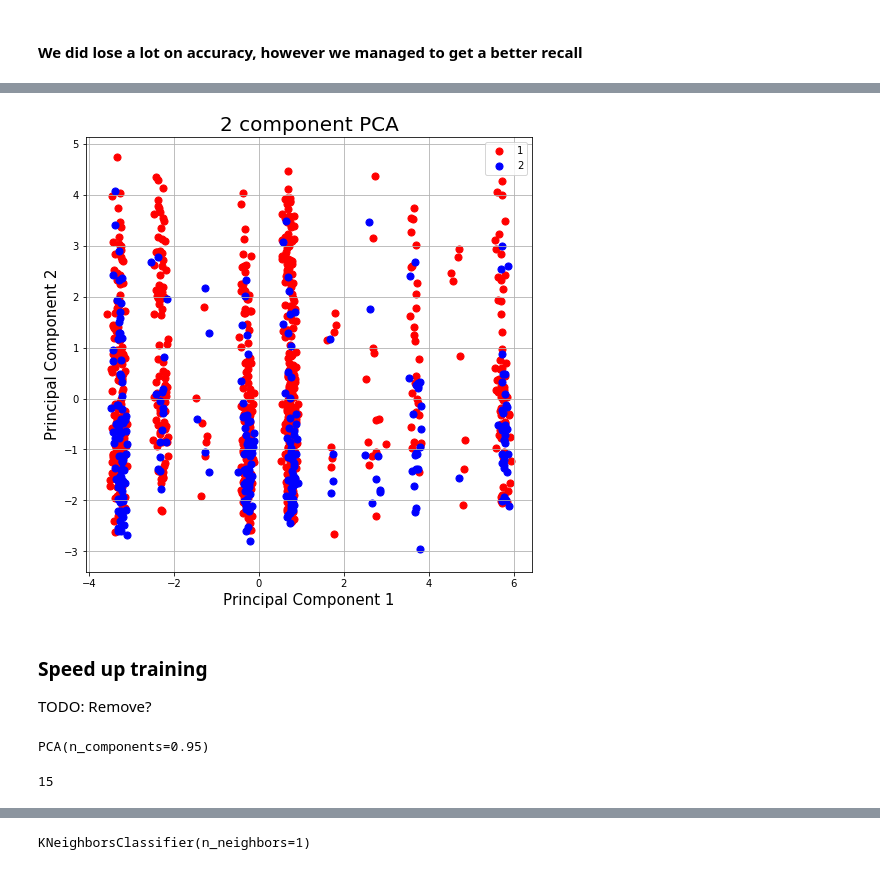
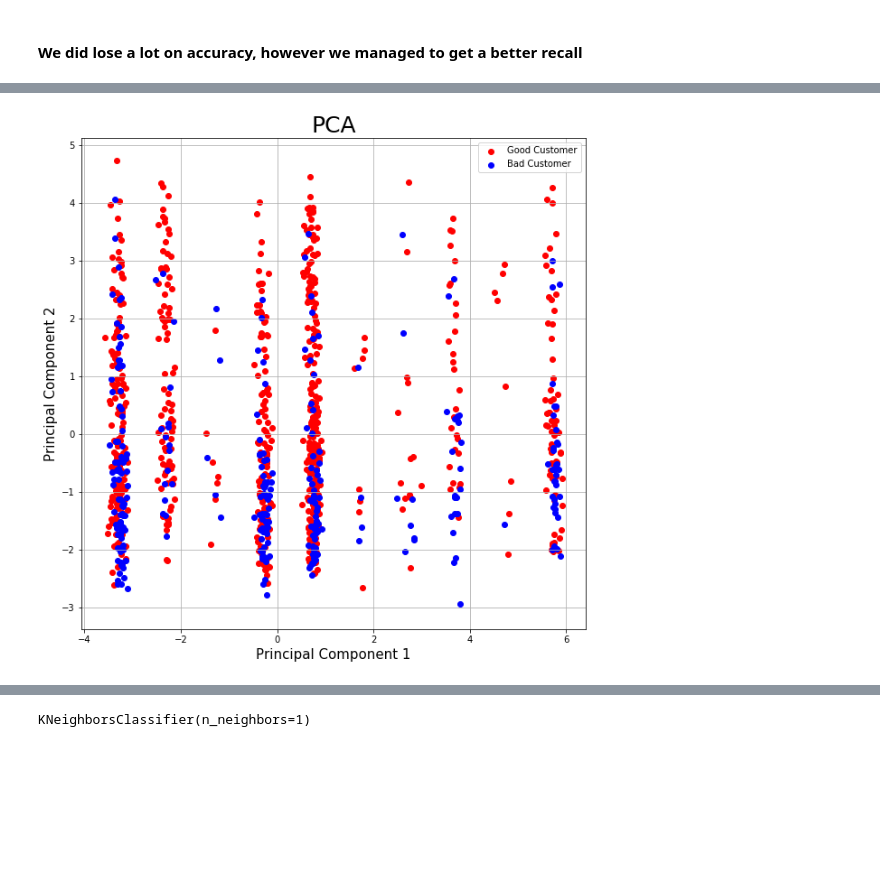
Before and after one commit to kevinhartyanyi/introduction-to-data-science, a Jupyter notebook: assignment/Assignment.ipynb, the cells around one changed output, grey strips where cells are left out. Drawn from its saved outputs; the diff is of its cells as text; code cells hidden in the pictures; blank space fills up the shorter version.

```diff
--- a/assignment/Assignment.ipynb
+++ b/assignment/Assignment.ipynb
@@ -313,4 +315,8 @@ TODO: remove?
 from sklearn.decomposition import PCA
 # %%
 pca = PCA(n_components=2)
-reduced = pca.fit_transform(X)
+X_pca = pca.fit_transform(X)
+
+pca.fit(X_train)
+X_train_pca = pca.transform(X_train)
+X_test_pca = pca.transform(X_test)
@@ -319,4 +323,4 @@ reduced = pca.fit_transform(X)
 # %%
-principalDf = pd.DataFrame(reduced, columns = ['principal component 1', 'principal component 2'])
-finalDf = pd.concat([principalDf, y], axis = 1)
-finalDf.head()
+df_principal = pd.DataFrame(X_pca, columns = ['princ comp 1', 'princ comp 2'])
+df_principal = pd.concat([df_principal, y], axis = 1)
+df_principal.head()
@@ -323,21 +334,16 @@ finalDf.head()
 # %%
-fig = plt.figure(figsize = (8,8))
+fig = plt.figure(figsize = (10,10))
 ax = fig.add_subplot(1,1,1)
 ax.set_xlabel('Principal Component 1', fontsize = 15)
 ax.set_ylabel('Principal Component 2', fontsize = 15)
-ax.set_title('2 component PCA', fontsize = 20)
+ax.set_title('PCA', fontsize = 25)
 targets = [1, 2]
 colors = ['r', 'b']
 for target, color in zip(targets,colors):
-    indicesToKeep = finalDf['Y'] == target
-    ax.scatter(finalDf.loc[indicesToKeep, 'principal component 1']
-               , finalDf.loc[indicesToKeep, 'principal component 2']
-               , c = color
-               , s = 50)
-ax.legend(targets)
+    indicesToKeep = df_principal['Y'] == target
+    ax.scatter(df_principal.loc[indicesToKeep, 'princ comp 1'],
+               df_principal.loc[indicesToKeep, 'princ comp 2'], c = color)
+ax.legend(["Good Customer", "Bad Customer"])
 ax.grid()
 # %% [output]
-[figure, old version]
+[figure, new version]
-# %% [markdown]
-### Speed up training
-TODO: Remove?
@@ -346,8 +349,0 @@ pca = PCA(.95)
-# %%
-pca.fit(X_train)
-# %% [output]
-PCA(n_components=0.95)
-# %%
-pca.n_components_
-# %% [output]
-15
```
Also changed, not shown: parts of 59 cells of this notebook.
